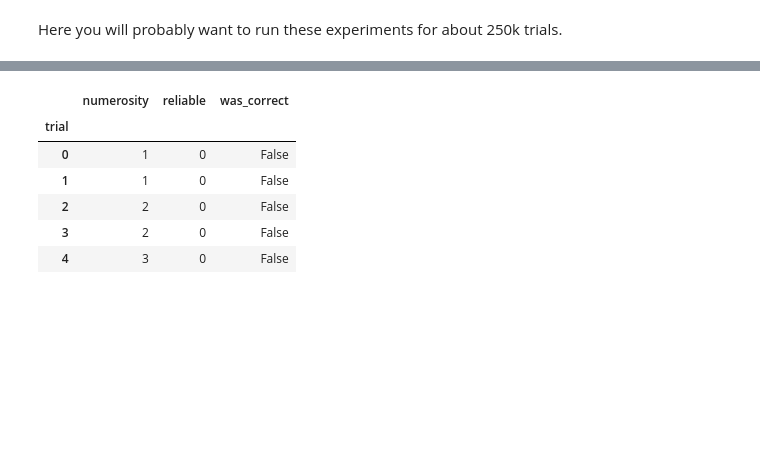
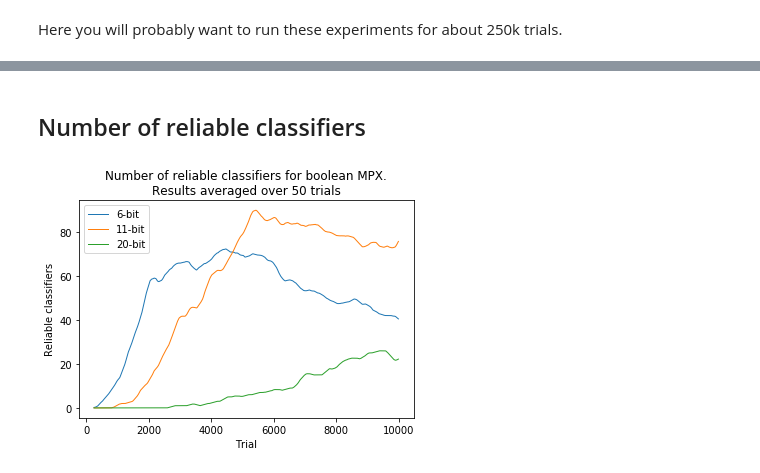
Before and after one commit to ParrotPrediction/pyalcs, a Jupyter notebook: docs/source/notebooks/ACS2 in Multiplexer.ipynb, the cells around one changed output, grey strips where cells are left out. Drawn from its saved outputs; the diff is of its cells as text; code cells hidden in the pictures; blank space fills up the shorter version.

```diff
--- a/docs/source/notebooks/ACS2 in Multiplexer.ipynb
+++ b/docs/source/notebooks/ACS2 in Multiplexer.ipynb
@@ -196,15 +180,37 @@ def parse_metrics_to_df(metrics):
+# %%
+def parse_metrics(metrics):
+    lst = [[
+        m['trial'],
+        m['numerosity'],
+        m['reliable'],
+        m['reward'],
+    ] for m in metrics]
+
+    df = pd.DataFrame(lst, columns=['trial', 'numerosity', 'reliable', 'reward'])
+    df = df.set_index('trial')
+
+    return df
 # %%
 # parse metrics to df
-df6bit = parse_metrics_to_df(m6)
-df11bit = parse_metrics_to_df(m11)
-df20bit = parse_metrics_to_df(m20)
-
-df6bit.head()
+df6bit = parse_metrics(m6)
+df11bit = parse_metrics(m11)
+df20bit = parse_metrics(m20)
-# %% [output]
-|  | numerosity | reliable | was_correct |
-| trial |  |  |  |
-| 0 | 1 | 0 | False |
-| 1 | 1 | 0 | False |
-| 2 | 2 | 0 | False |
-| 3 | 2 | 0 | False |
-| 4 | 3 | 0 | False |
+# %% [markdown]
+## Number of reliable classifiers
+# %%
+window=50
+
+fig, ax = plt.subplots()
+
+df6bit['reliable'].rolling(window=window).mean().plot(label='6-bit', linewidth=1.0, ax=ax)
+df11bit['reliable'].rolling(window=window).mean().plot(label='11-bit', linewidth=1.0, ax=ax)
+df20bit['reliable'].rolling(window=window).mean().plot(label='20-bit', linewidth=1.0, ax=ax)
+
+ax.set_xlabel('Trial')
+ax.set_ylabel('Reliable classifiers')
+ax.set_title(f'Number of reliable classifiers for boolean MPX.\nResults averaged over {window} trials')
+
+plt.legend()
+plt.show()
+# %% [output]
+[figure, added]
```
Also changed, not shown: parts of 20 cells of this notebook, 3 other files.
